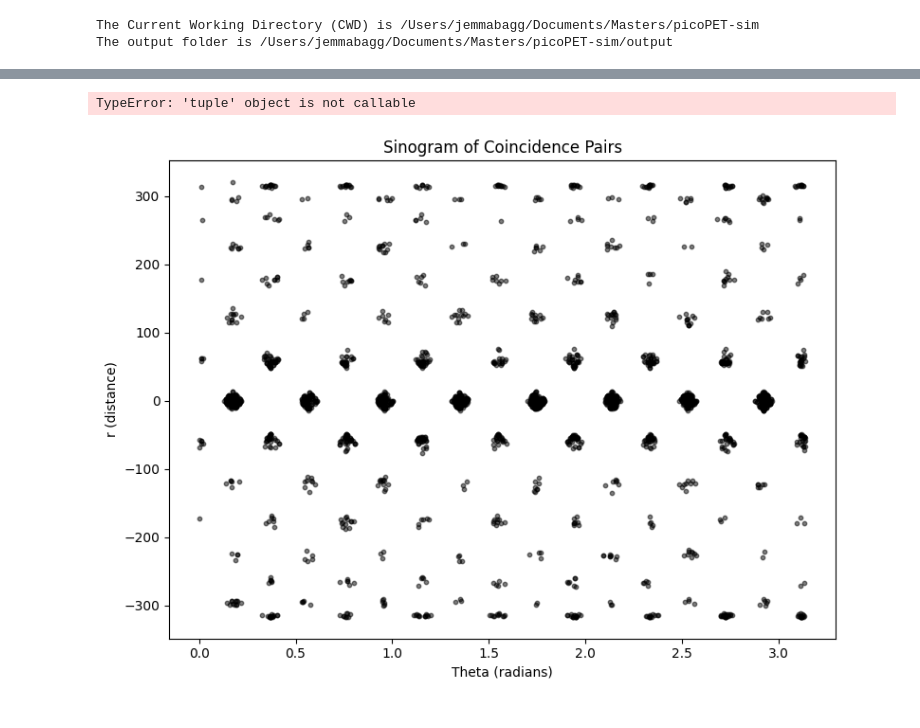
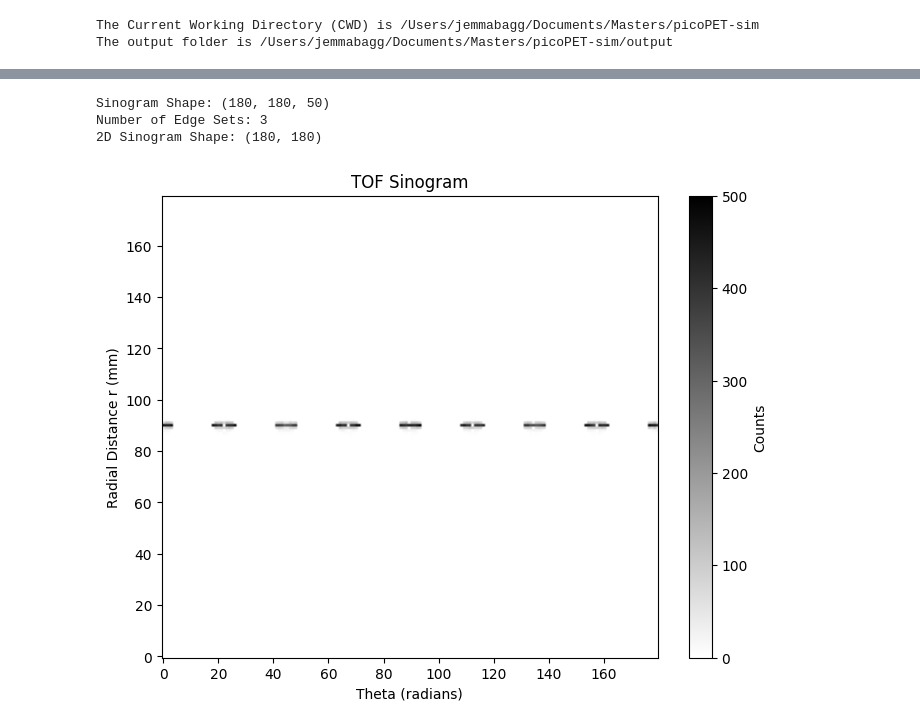
Before and after one commit to jemmabagg/picoPET-sim, a Jupyter notebook: recoCoincidences.ipynb, the cells around one changed output, grey strips where cells are left out. Cells and saved outputs as stored; diff of their text form; code cells hidden in the pictures.

```diff
--- a/recoCoincidences.ipynb
+++ b/recoCoincidences.ipynb
@@ -339,8 +175 @@ plt.show()
-# %%
-print(sinogram_2d.shape())
-
-plt.scatter(sinogram_2d, c='black', alpha=0.5, s=1)
-plt.show()
-# %% [output]
-TypeError: 'tuple' object is not callable
 # %%
@@ -420,8 +296,11 @@ def plot_sinogram(coincidences_df: pd.DataFrame, use_histogram: bool = False,
 # %%
-plot_sinogram(coincidences_df)  # For scatter plot version
+plot_sinogram(coincidences_df, use_tof=True)  # For scatter plot version
 #plot_sinogram(coincidences_df, use_histogram=True)  # For 2D histogram version
 # %% [output]
+Sinogram Shape: (180, 180, 50)
+Number of Edge Sets: 3
+2D Sinogram Shape: (180, 180)
-[figure, old version]
+[figure, new version]
 # %%
 from skimage.transform import iradon
 
```
Also changed, not shown: parts of 9 cells of this notebook, 2 other files.
